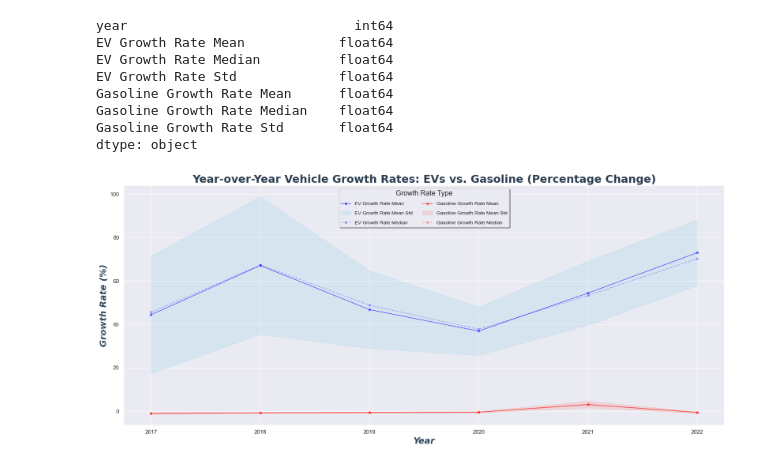
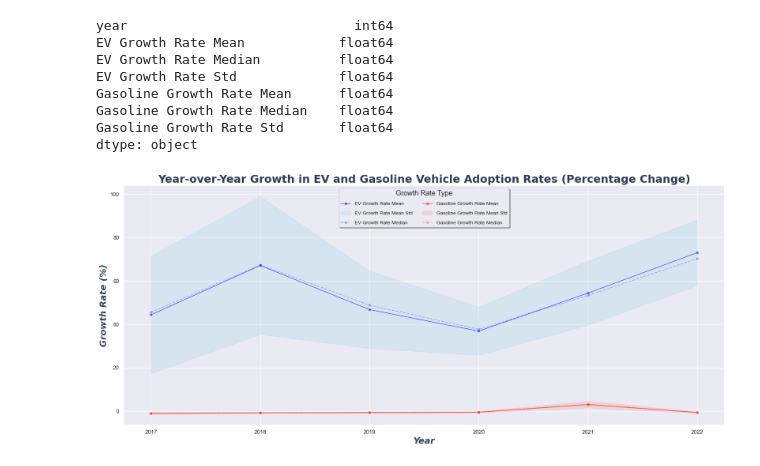
Before and after one commit to rune-encoder/Project-1, a Jupyter notebook: notebooks/individual_work/christian_exploration/data_visualization/visual_states_percent_change.ipynb, the cells around one changed output. Cells and saved outputs as stored; diff of their text form; code cells hidden in the pictures.

```diff
--- a/notebooks/individual_work/christian_exploration/data_visualization/visual_states_percent_change.ipynb
+++ b/notebooks/individual_work/christian_exploration/data_visualization/visual_states_percent_change.ipynb
@@ -171,40 +171,40 @@ ax = plot_growth_rates(
     y_mean='EV Growth Rate Mean',
     y_median='EV Growth Rate Median',
     y_std='EV Growth Rate Std',
-    title='Year-over-Year Growth Rate of EV Vehicles',
+    title="Year-over-Year Growth in EV and Gasoline Vehicle Adoption Rates (Percentage Change)",
     x_label='Year',
     y_label='Growth Rate (%)',
     mean_color='blue',
     median_color='blue',
     std_color='skyblue'
 )
 
 # Plot Gasoline Growth Rates
 ax = plot_growth_rates(
     df=stats_df,
     ax=ax,
     x='year',
     y_mean='Gasoline Growth Rate Mean',
     y_median='Gasoline Growth Rate Median',
     y_std='Gasoline Growth Rate Std',
-    title='Year-over-Year Vehicle Growth Rates: EVs vs. Gasoline (Percentage Change)',
+    title='Year-over-Year Growth in EV and Gasoline Vehicle Adoption Rates (Percentage Change)',
     x_label='Year',
     y_label='Growth Rate (%)',
     mean_color='red',
     median_color='red',
     std_color='salmon'
 )
 
 # Set the style using Seaborn
 sns.set_theme(style="darkgrid", palette='deep')
 
 # Save the plot
-file_name = f"year_over_year_growth_rate_of_ev_and_gasoline_vehicles.png"
-file_path = Path(f"../../../../reports/figures/{file_name}")
+file_name = f"ev_gas_veh_growth_rate.png"
+file_path = Path(f"../../../../reports/figures/growth_rate_by_state/{file_name}")
 plt.savefig(file_path, bbox_inches='tight')
 
 # Show the plot
 plt.tight_layout()
 plt.show()
 # %% [output]
-[figure, old version]
+[figure, new version]
```
Also changed, not shown: 11 other files.
